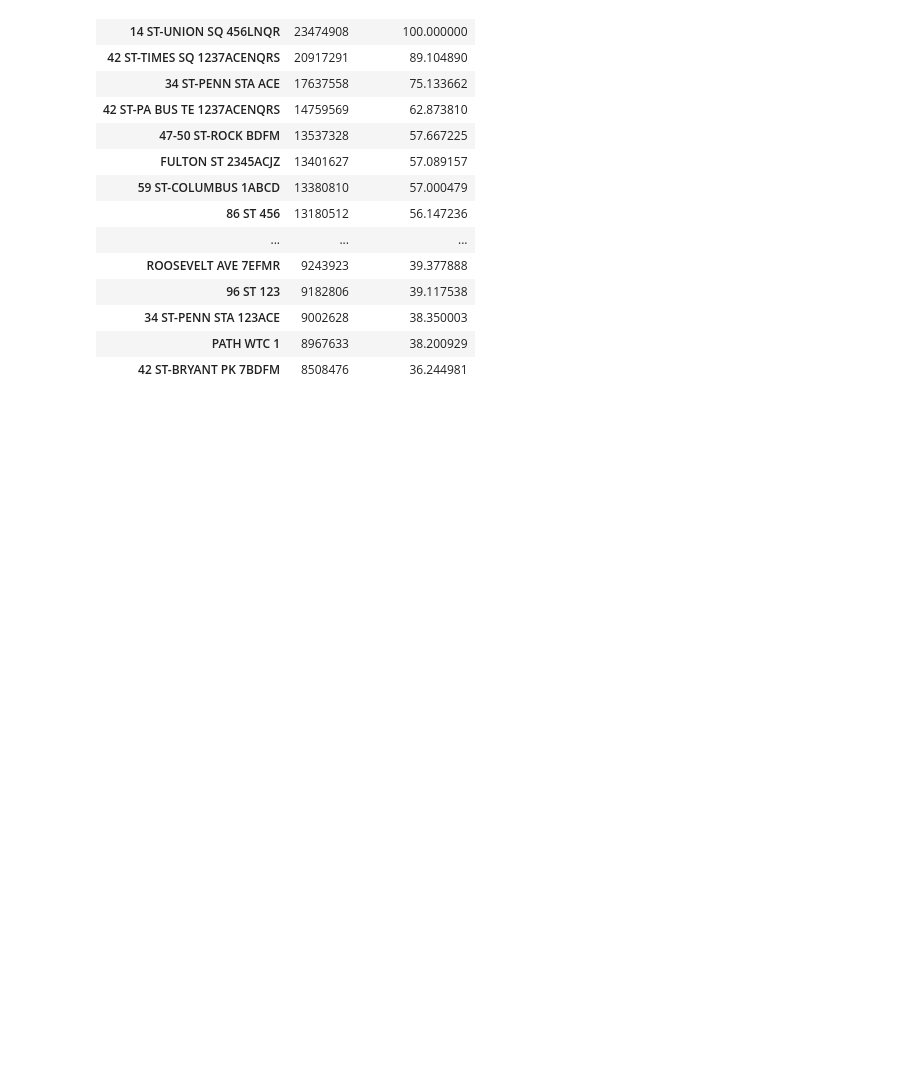
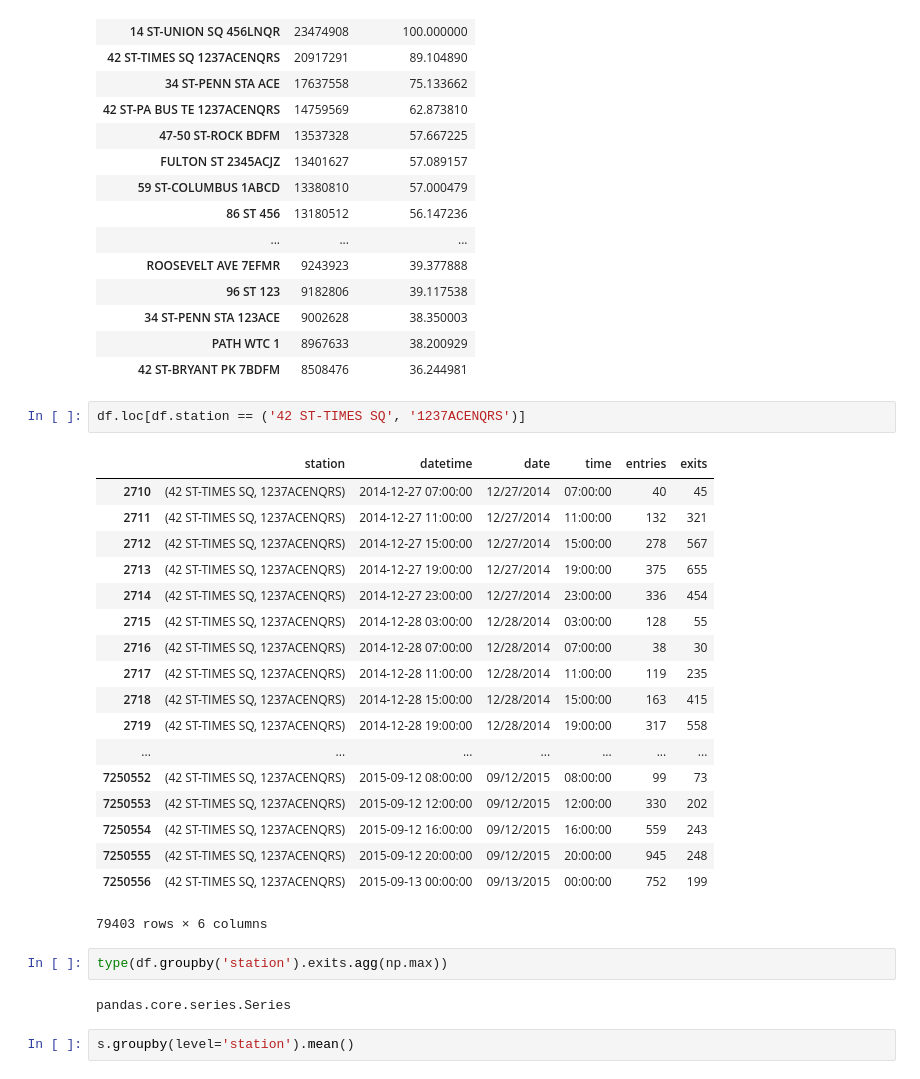
Before and after one commit to Will-So/mta, a Jupyter notebook: 02_Will.ipynb, the cells around one changed output. Saved outputs shown, nothing was run; the diff lists cells and outputs as text; blank space fills up the shorter version.

```diff
--- a/02_Will.ipynb
+++ b/02_Will.ipynb
@@ -201,3 +226,30 @@ busiest
 | 34 ST-PENN STA 123ACE | 9002628 | 38.350003 |
 | PATH WTC 1 | 8967633 | 38.200929 |
 | 42 ST-BRYANT PK 7BDFM | 8508476 | 36.244981 |
+# %%
+df.loc[df.station == ('42 ST-TIMES SQ', '1237ACENQRS')]
+# %% [output]
+|  | station | datetime | date | time | entries | exits |
+| 2710 | (42 ST-TIMES SQ, 1237ACENQRS) | 2014-12-27 07:00:00 | 12/27/2014 | 07:00:00 | 40 | 45 |
+| 2711 | (42 ST-TIMES SQ, 1237ACENQRS) | 2014-12-27 11:00:00 | 12/27/2014 | 11:00:00 | 132 | 321 |
+| 2712 | (42 ST-TIMES SQ, 1237ACENQRS) | 2014-12-27 15:00:00 | 12/27/2014 | 15:00:00 | 278 | 567 |
+| 2713 | (42 ST-TIMES SQ, 1237ACENQRS) | 2014-12-27 19:00:00 | 12/27/2014 | 19:00:00 | 375 | 655 |
+| 2714 | (42 ST-TIMES SQ, 1237ACENQRS) | 2014-12-27 23:00:00 | 12/27/2014 | 23:00:00 | 336 | 454 |
+| 2715 | (42 ST-TIMES SQ, 1237ACENQRS) | 2014-12-28 03:00:00 | 12/28/2014 | 03:00:00 | 128 | 55 |
+| 2716 | (42 ST-TIMES SQ, 1237ACENQRS) | 2014-12-28 07:00:00 | 12/28/2014 | 07:00:00 | 38 | 30 |
+| 2717 | (42 ST-TIMES SQ, 1237ACENQRS) | 2014-12-28 11:00:00 | 12/28/2014 | 11:00:00 | 119 | 235 |
+| 2718 | (42 ST-TIMES SQ, 1237ACENQRS) | 2014-12-28 15:00:00 | 12/28/2014 | 15:00:00 | 163 | 415 |
+| 2719 | (42 ST-TIMES SQ, 1237ACENQRS) | 2014-12-28 19:00:00 | 12/28/2014 | 19:00:00 | 317 | 558 |
+| ... | ... | ... | ... | ... | ... | ... |
+| 7250552 | (42 ST-TIMES SQ, 1237ACENQRS) | 2015-09-12 08:00:00 | 09/12/2015 | 08:00:00 | 99 | 73 |
+| 7250553 | (42 ST-TIMES SQ, 1237ACENQRS) | 2015-09-12 12:00:00 | 09/12/2015 | 12:00:00 | 330 | 202 |
+| 7250554 | (42 ST-TIMES SQ, 1237ACENQRS) | 2015-09-12 16:00:00 | 09/12/2015 | 16:00:00 | 559 | 243 |
+| 7250555 | (42 ST-TIMES SQ, 1237ACENQRS) | 2015-09-12 20:00:00 | 09/12/2015 | 20:00:00 | 945 | 248 |
+| 7250556 | (42 ST-TIMES SQ, 1237ACENQRS) | 2015-09-13 00:00:00 | 09/13/2015 | 00:00:00 | 752 | 199 |
+79403 rows × 6 columns
+# %%
+type(df.groupby('station').exits.agg(np.max))
+# %% [output]
+pandas.core.series.Series
+# %%
+s.groupby(level='station').mean()
```
Also changed, not shown: parts of 17 cells of this notebook, 11 other files.
